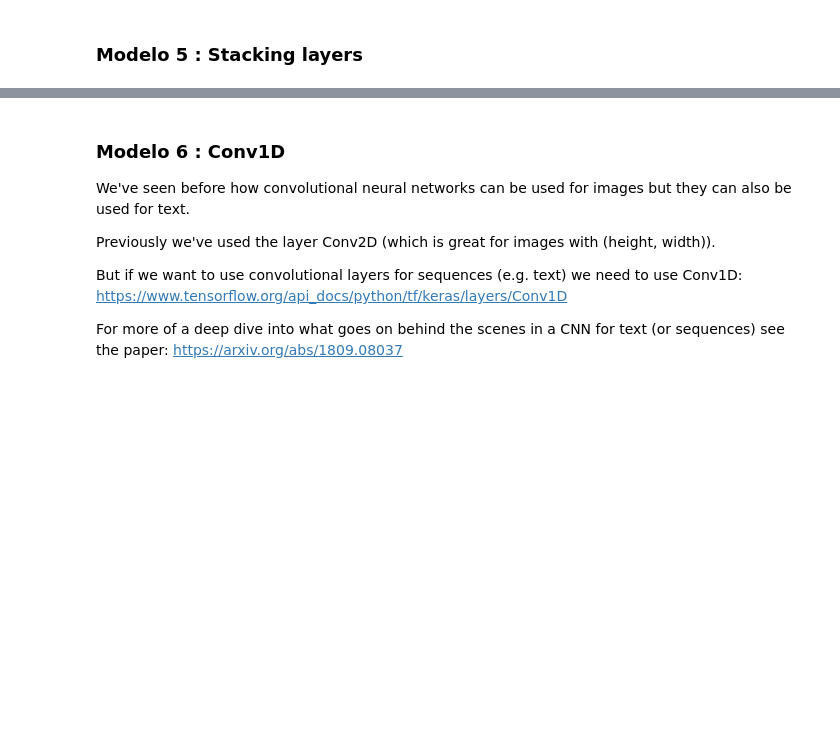
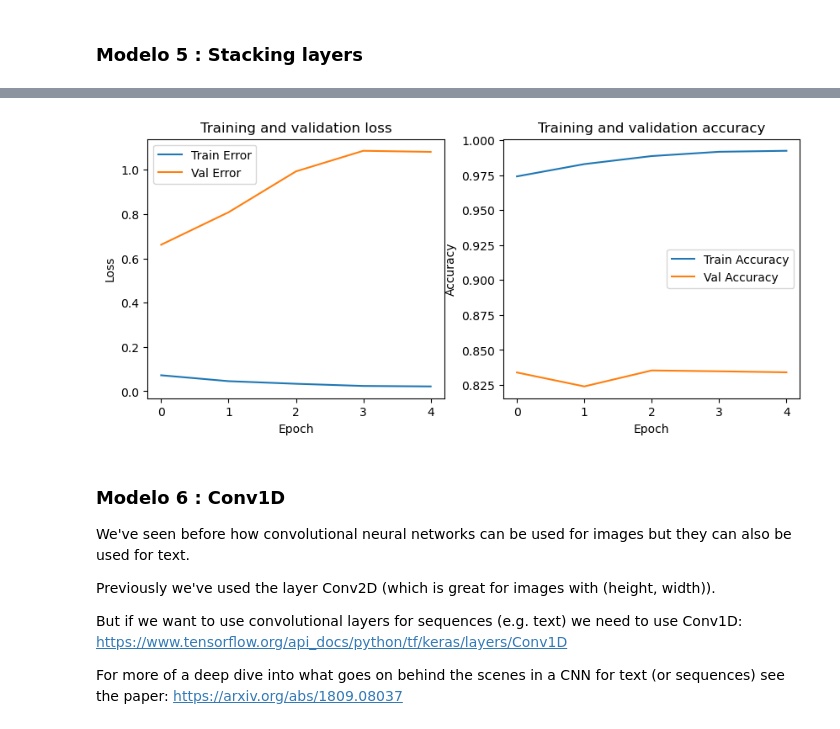
Before and after one commit to MNGARCIA085/IA---Study, a Jupyter notebook: S10 -nlp/Covid - sentiment analysis/Untitled.ipynb, the cells around one changed output, grey strips where cells are left out. Cells and saved outputs as stored; diff of their text form; code cells hidden in the pictures; blank space fills up the shorter version.

```diff
--- a/S10 -nlp/Covid - sentiment analysis/Untitled.ipynb
+++ b/S10 -nlp/Covid - sentiment analysis/Untitled.ipynb
@@ -281,8 +281,8 @@ max_length = 45 # max length our sequences will be (e.g. how many words from a T
 
 
 encoder = tf.keras.layers.TextVectorization(max_tokens=VOCAB_SIZE,
-                                    output_mode="int",
-                                    output_sequence_length=max_length)
+                                    output_mode="int")
+                                    #output_sequence_length=max_length)
 
 # Fit the text vectorizer instance to the training data using the adapt() method
 encoder.adapt(train_dataset.map(lambda text, label: text))
@@ -699,10 +685,12 @@ def build_model_5(input_shape,name):
     x = layers.Bidirectional(layers.LSTM(64, return_sequences=True))(x)
     x = layers.Bidirectional(layers.LSTM(32))(x)
     x = layers.Dense(64, activation='relu')(x)
-    # dropout?
+    x = tf.keras.layers.Dropout(0.5)(x)
     outputs = layers.Dense(1, activation='sigmoid')(x)
     model = tf.keras.Model(inputs, outputs, name=name)
     return model
 
 
 model_5 = build_model_5(INPUT_SHAPE, 'model_5')
+
+model_5.summary()
@@ -735,3 +741,9 @@ score5 = model_5.evaluate(test_dataset)
+# %%
+
+
+plot_history(history_5)
+# %% [output]
+[figure, added]
 # %%
 model_5_results = {
     'name': 'Model 5',
```
Also changed, not shown: parts of 32 cells of this notebook, 50 other files.
